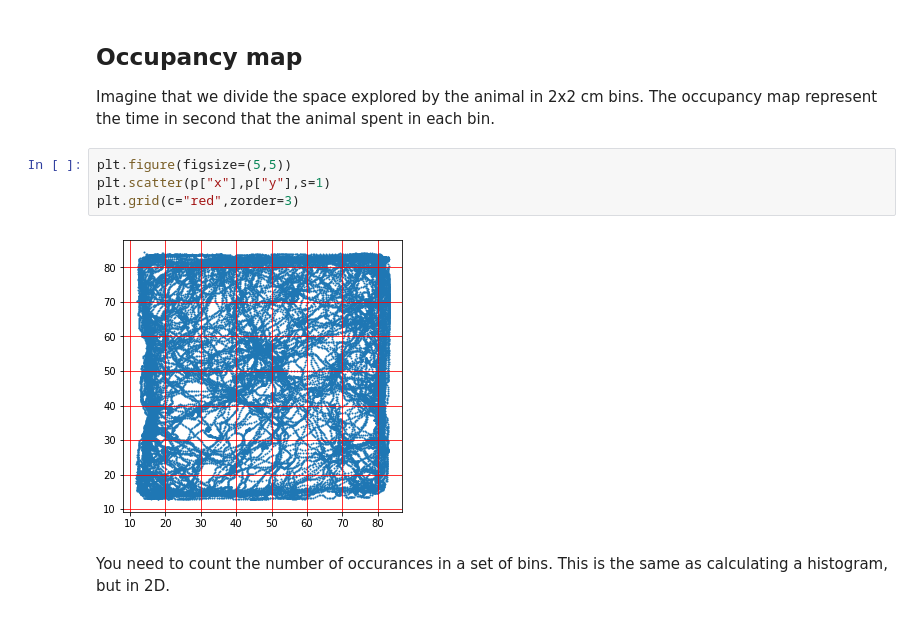
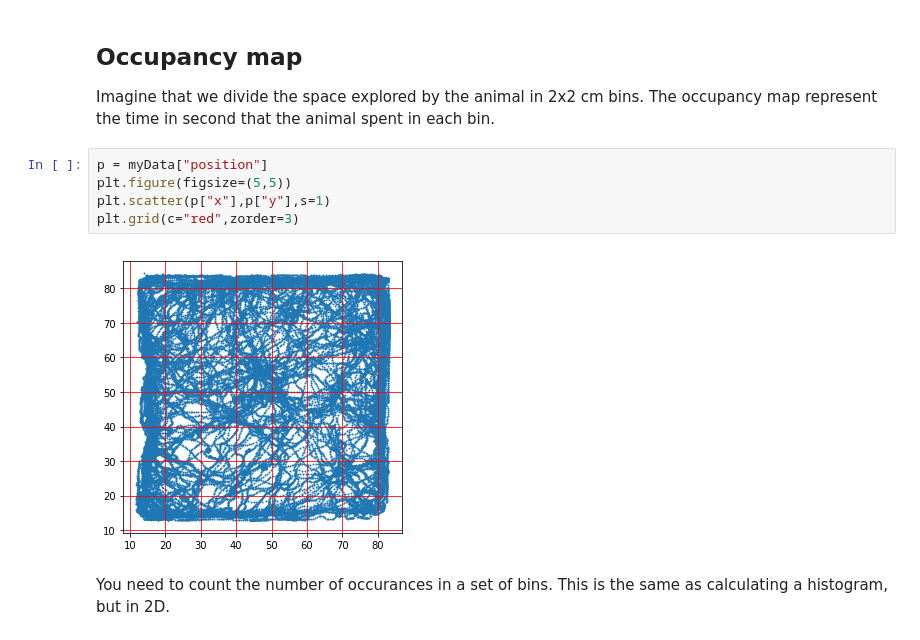
Before and after one commit to kevin-allen/dataScienceNeuro, a Jupyter notebook: notebooks/lecture_06.ipynb, the cells around one changed output. Drawn from its saved outputs; the diff is of its cells as text.

```diff
--- a/notebooks/lecture_06.ipynb
+++ b/notebooks/lecture_06.ipynb
@@ -428,11 +474,12 @@ myData["position"]
 
 Imagine that we divide the space explored by the animal in 2x2 cm bins. The occupancy map represent the time in second that the animal spent in each bin.
 # %%
+p = myData["position"]
 plt.figure(figsize=(5,5))
 plt.scatter(p["x"],p["y"],s=1)
 plt.grid(c="red",zorder=3)
 # %% [output]
-[figure, old version]
+[figure, new version]
 # %% [markdown]
 You need to count the number of occurances in a set of bins. This is the same as calculating a histogram, but in 2D.
 # %% [markdown]
```
Also changed, not shown: parts of 35 cells of this notebook, 2 other files.
